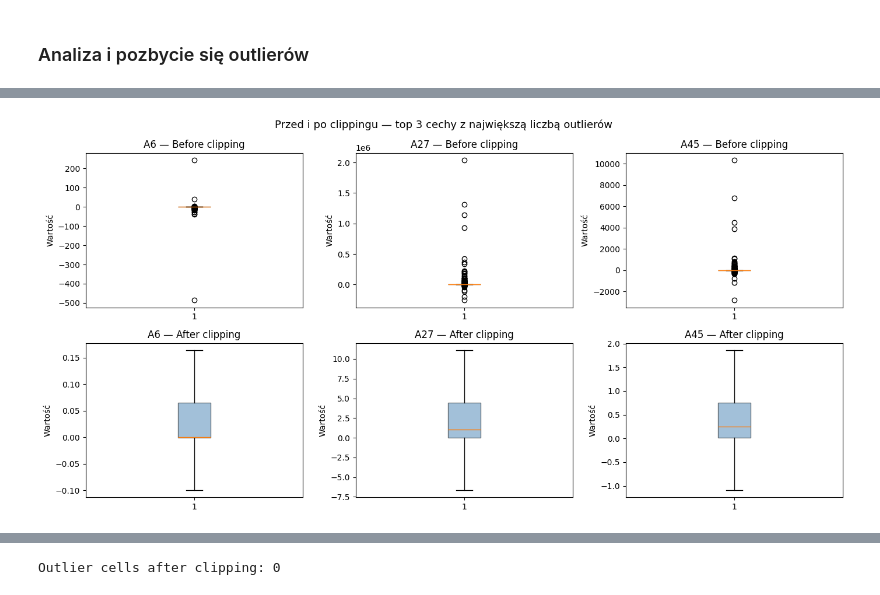
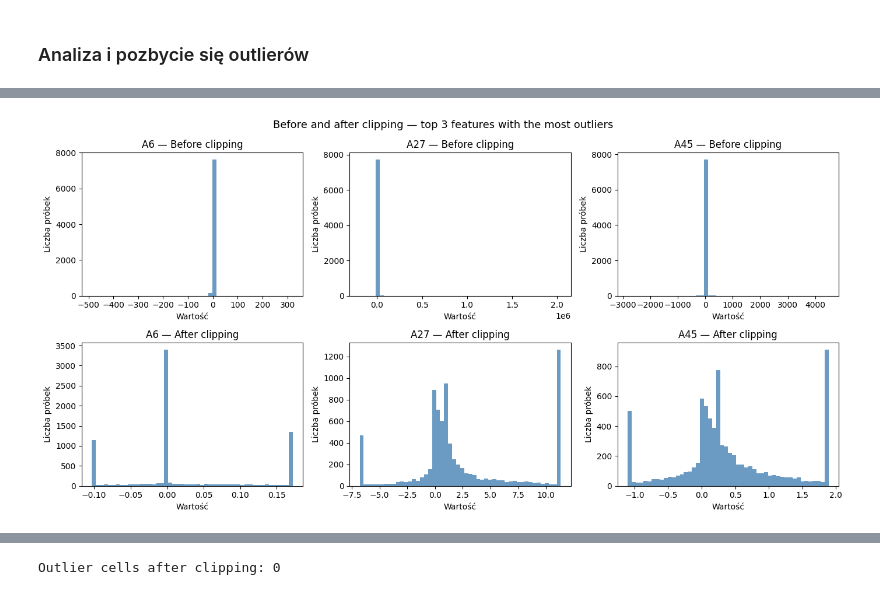
Before and after one commit to mikolaj-olesinski/Machine-Learning-PWR, a Jupyter notebook: lista1/lab1.ipynb, the cells around one changed output, grey strips where cells are left out. Drawn from its saved outputs; the diff is of its cells as text; code cells hidden in the pictures.

```diff
--- a/lista1/lab1.ipynb
+++ b/lista1/lab1.ipynb
@@ -269,12 +299,9 @@ Test:  1959 rows, bankrupt: 103 (5.3%)
 # %%
-from sklearn.impute import KNNImputer
-
 X_train = X_train.reset_index(drop=True)
 y_train = y_train.reset_index(drop=True)
 
 focus_cols = ['A27', 'A21', 'A60', 'A45']
 
-# --- 3 metody imputacji ---
 imp_global = SimpleImputer(strategy='median')
 X_global = pd.DataFrame(imp_global.fit_transform(X_train), columns=X_train.columns)
 
@@ -285,16 +312,19 @@ for col in X_train.columns:
         col_median = X_train.loc[mask, col].median()
         X_per_class.loc[mask & X_per_class[col].isna(), col] = col_median
 
+means = X_train.mean()
+stds = X_train.std().replace(0, 1)
+X_train_scaled = (X_train - means) / stds
+
 imp_knn = KNNImputer(n_neighbors=5)
-X_knn = pd.DataFrame(imp_knn.fit_transform(X_train), columns=X_train.columns)
+X_knn_scaled = imp_knn.fit_transform(X_train_scaled)
+X_knn = pd.DataFrame(X_knn_scaled * stds.values + means.values, columns=X_train.columns)
 
-# --- Wykres ---
 fig, axes = plt.subplots(len(focus_cols), 2, figsize=(14, 4 * len(focus_cols)))
 
 for row_idx, col in enumerate(focus_cols):
     missing_mask = X_train[col].isna()
 
-    # Wspólna skala dla obu klas — percentyle z całej kolumny
     all_original = X_train.loc[~missing_mask, col]
     lo, hi = all_original.quantile(0.05), all_original.quantile(0.90)
 
@@ -305,9 +335,9 @@ for row_idx, col in enumerate(focus_cols):
         ax = axes[row_idx, cls_idx]
 
         original = X_train.loc[~missing_mask & cls_mask, col]
-        original_clipped = original.clip(lo, hi)
+        original_vis = original[(original >= lo) & (original <= hi)]
 
-        ax.hist(original_clipped, bins=40, alpha=0.4, label='Oryginalne', color='gray', density=True)
+        ax.hist(original_vis, bins=40, alpha=0.4, label='Oryginalne', color='gray', density=True)
 
         for val, color, label in [
             (X_global.loc[was_missing, col].median(), 'green', 'Global median'),
@@ -324,6 +354,6 @@ for row_idx, col in enumerate(focus_cols):
         ax.legend(fontsize=8)
 
 plt.suptitle('Rozkład oryginalnych wartości vs co wstawia każda metoda imputacji', fontsize=13)
-plt.tight_layout()
+plt.tight_layout(rect=[0, 0.06, 1, 0.97])
 plt.show()
 # %% [output]
@@ -367,3 +382,16 @@ print("Missing in test: ", X_test.isnull().sum().sum())
 # %% [output]
 Missing in train: 0
 Missing in test:  0
+# %%
+sample_cols = X.columns.to_series().sample(6, random_state=42).tolist()
+
+fig, axes = plt.subplots(2, 3, figsize=(14, 7))
+for ax, col in zip(axes.flatten(), sample_cols):
+    ax.hist(X[col].dropna(), bins=50, color='steelblue', alpha=0.8)
+    ax.set_title(col)
+    ax.set_xlabel('Value')
+    ax.set_ylabel('Count')
+
+plt.suptitle('6 random features — histograms')
+plt.tight_layout()
+plt.show()
@@ -448,31 +475,30 @@ Avg outliers per row — Bankrupt: 10.07
 # %%
 X_train_before_clip = X_train.copy()
 X_test_before_clip = X_test.copy()
 
 lower = Q1 - 1.5 * IQR
 upper = Q3 + 1.5 * IQR
 
-# Top 3 cechy z największym % outlierów
 top3_cols = outlier_pct.head(3).index.tolist()
 
 X_train_clipped = X_train.clip(lower=lower, upper=upper, axis=1)
 X_test_clipped = X_test.clip(lower=lower, upper=upper, axis=1)
 
 fig, axes = plt.subplots(2, 3, figsize=(14, 7))
 
 for col_idx, col in enumerate(top3_cols):
     for row_idx, (data, title) in enumerate([
-        (X_train[col], 'Before clipping'),
+        (X_train[col],         'Before clipping'),
         (X_train_clipped[col], 'After clipping'),
     ]):
         ax = axes[row_idx, col_idx]
-        ax.boxplot(data.dropna(), showfliers=True, patch_artist=True,
-                   boxprops=dict(facecolor='steelblue', alpha=0.5))
+        ax.hist(data.dropna(), bins=50, color='steelblue', alpha=0.8)
         ax.set_title(f'{col} — {title}')
-        ax.set_ylabel('Wartość')
+        ax.set_xlabel('Wartość')
+        ax.set_ylabel('Liczba próbek')
 
-plt.suptitle('Przed i po clippingu — top 3 cechy z największą liczbą outlierów', fontsize=13)
+plt.suptitle('Before and after clipping — top 3 features with the most outliers', fontsize=13)
 plt.tight_layout()
 plt.show()
 # %% [output]
-[figure, old version]
+[figure, new version]
```
Also changed, not shown: parts of 25 cells of this notebook, 2 other files.
